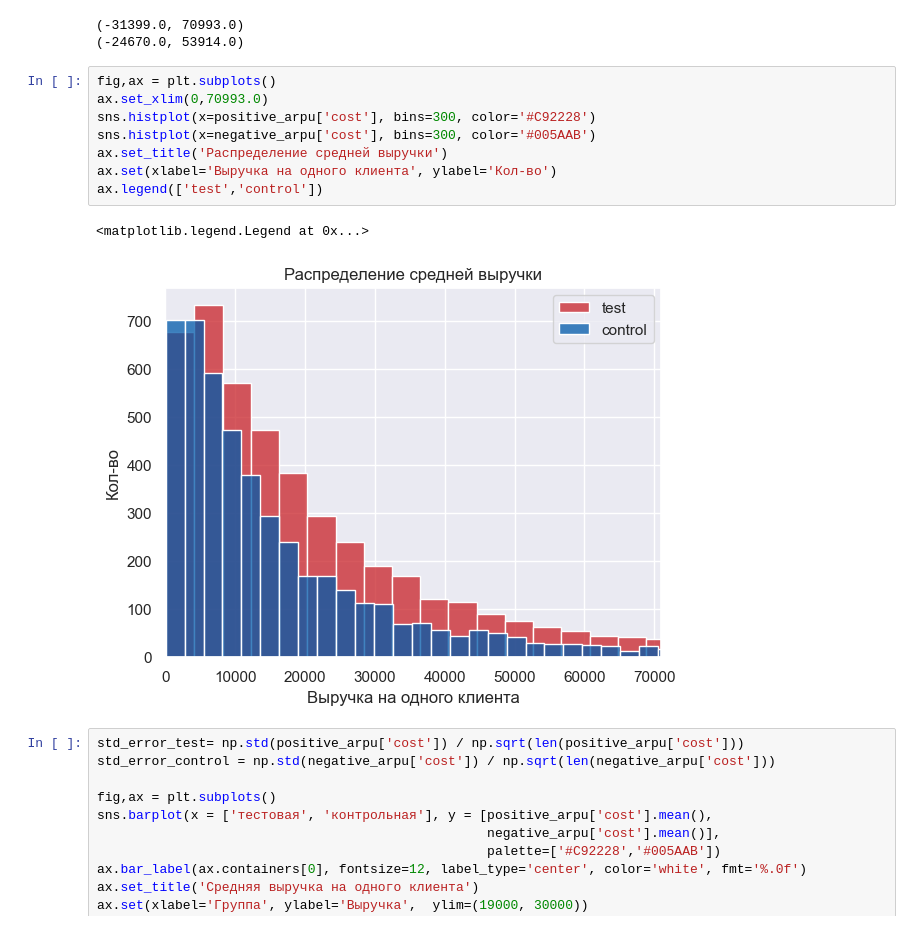
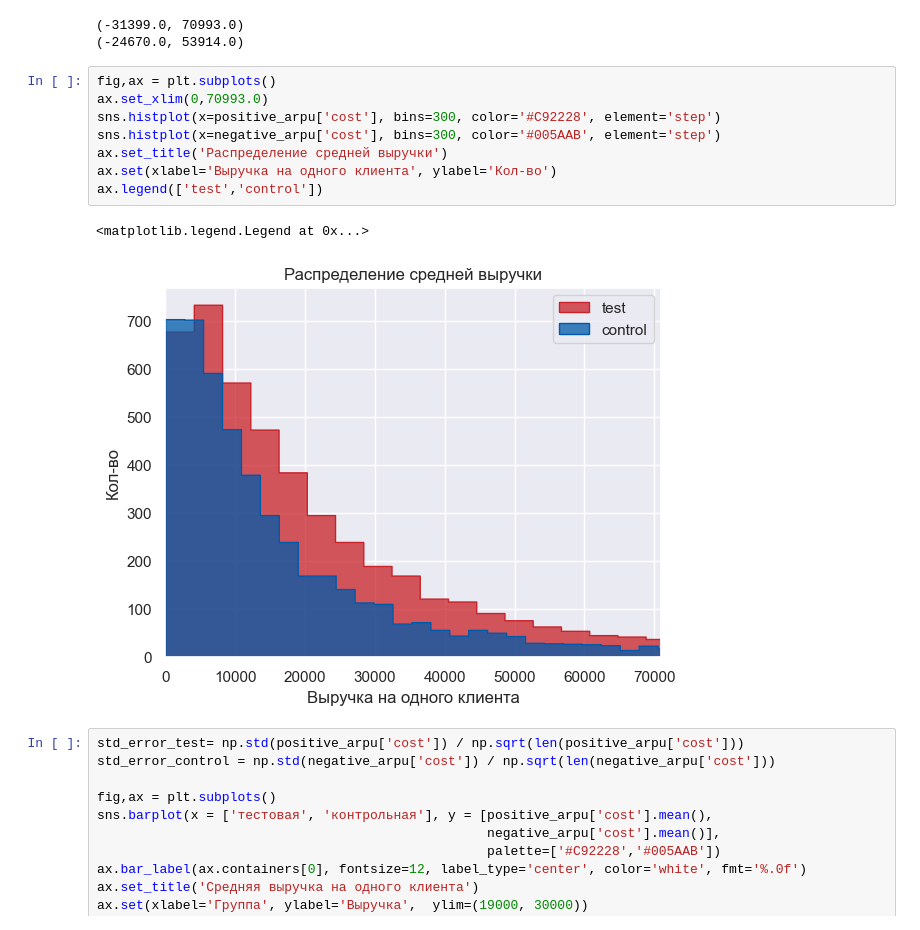
Before and after one commit to Dimayo/sporting_store, a Jupyter notebook: research.ipynb, the cells around one changed output. Saved outputs shown, nothing was run; the diff lists cells and outputs as text.

Commit message:
changed visualization

```diff
--- a/research.ipynb
+++ b/research.ipynb
@@ -595,14 +595,14 @@ print(get_outliers(negative_arpu['cost']))
 # %%
 fig,ax = plt.subplots()
 ax.set_xlim(0,70993.0)
-sns.histplot(x=positive_arpu['cost'], bins=300, color='#C92228')
-sns.histplot(x=negative_arpu['cost'], bins=300, color='#005AAB')
+sns.histplot(x=positive_arpu['cost'], bins=300, color='#C92228', element='step')
+sns.histplot(x=negative_arpu['cost'], bins=300, color='#005AAB', element='step')
 ax.set_title('Распределение средней выручки')
 ax.set(xlabel='Выручка на одного клиента', ylabel='Кол-во')
 ax.legend(['test','control'])
 # %% [output]
 <matplotlib.legend.Legend at 0x...>
-[figure, old version]
+[figure, new version]
 # %%
 std_error_test= np.std(positive_arpu['cost']) / np.sqrt(len(positive_arpu['cost']))
 std_error_control = np.std(negative_arpu['cost']) / np.sqrt(len(negative_arpu['cost']))
```
Also changed, not shown: parts of 2 cells of this notebook.
